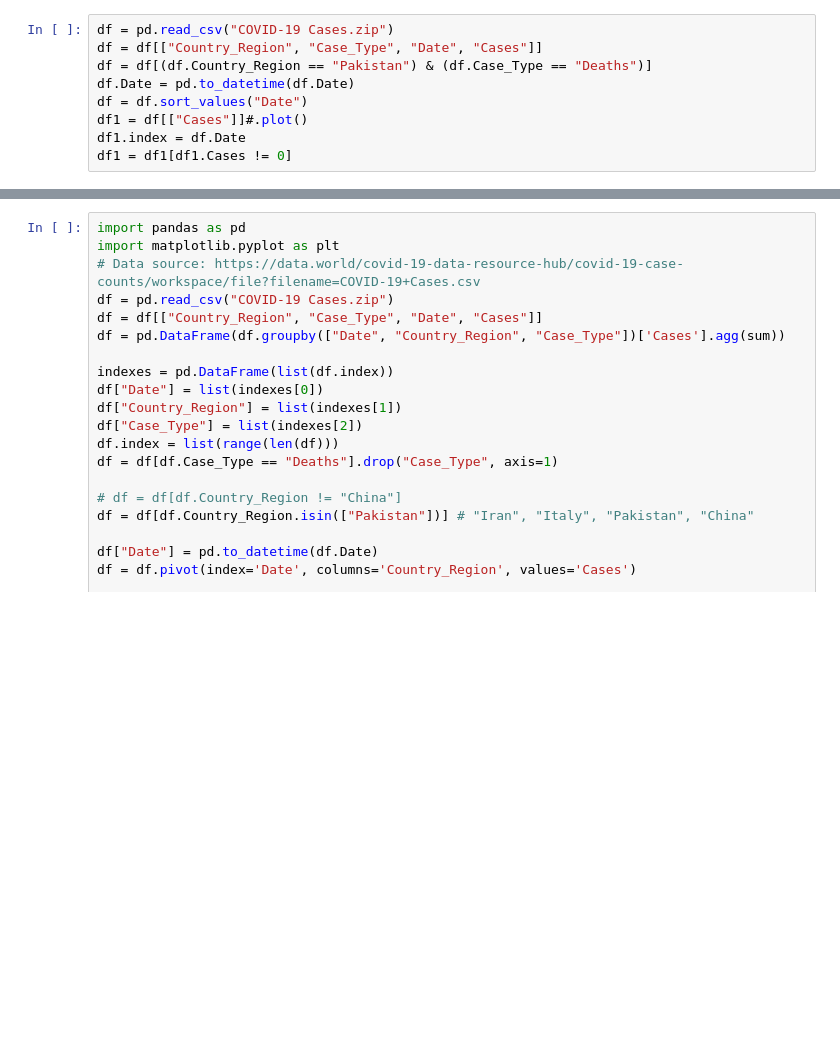
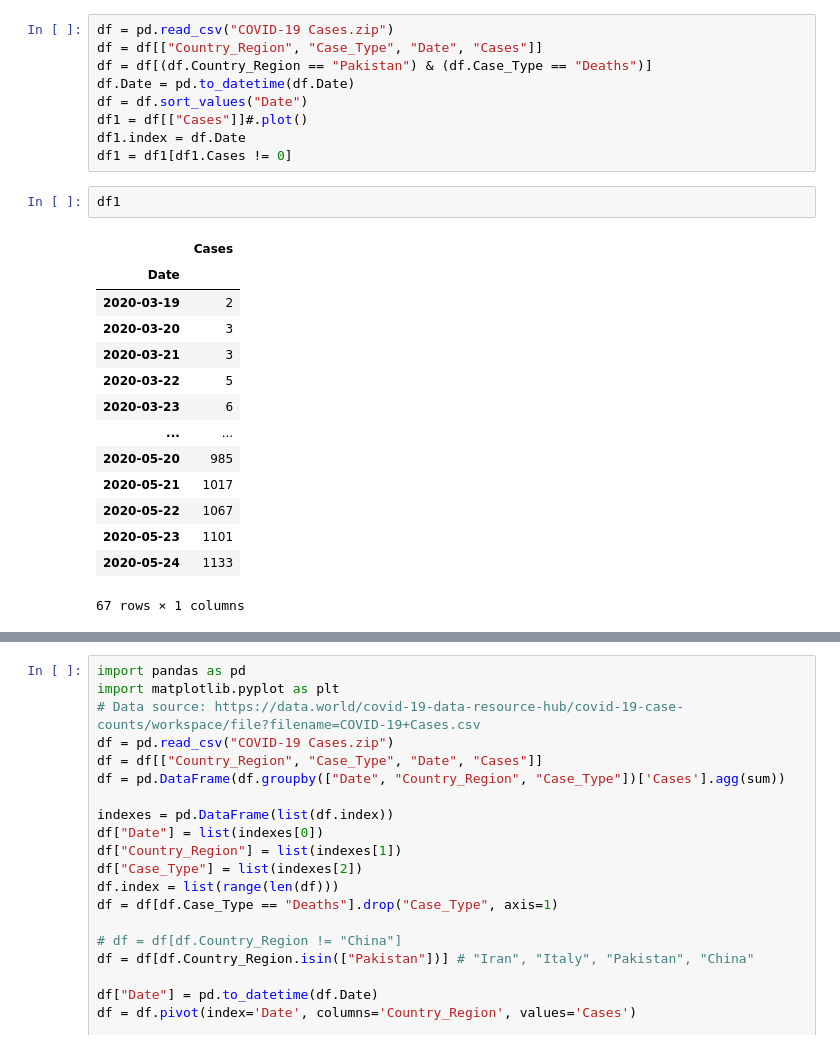
Before and after one commit to amirsaleem1990/Corona-Analysis, a Jupyter notebook: Corona Analysis.ipynb, the cells around one changed output, grey strips where cells are left out. Drawn from its saved outputs; the diff is of its cells as text; blank space fills up the shorter version.

```diff
--- a/Corona Analysis.ipynb
+++ b/Corona Analysis.ipynb
@@ -7,6 +7,23 @@ df = df.sort_values("Date")
 df1 = df[["Cases"]]#.plot()
 df1.index = df.Date
 df1 = df1[df1.Cases != 0]
+# %%
+df1
+# %% [output]
+|  | Cases |
+| Date |  |
+| 2020-03-19 | 2 |
+| 2020-03-20 | 3 |
+| 2020-03-21 | 3 |
+| 2020-03-22 | 5 |
+| 2020-03-23 | 6 |
+| ... | ... |
+| 2020-05-20 | 985 |
+| 2020-05-21 | 1017 |
+| 2020-05-22 | 1067 |
+| 2020-05-23 | 1101 |
+| 2020-05-24 | 1133 |
+67 rows × 1 columns
 # %%
 df1.Cases.diff().plot(figsize=(17,10))
 plt.grid(1)
```
Also changed, not shown: parts of 1 cell of this notebook.
